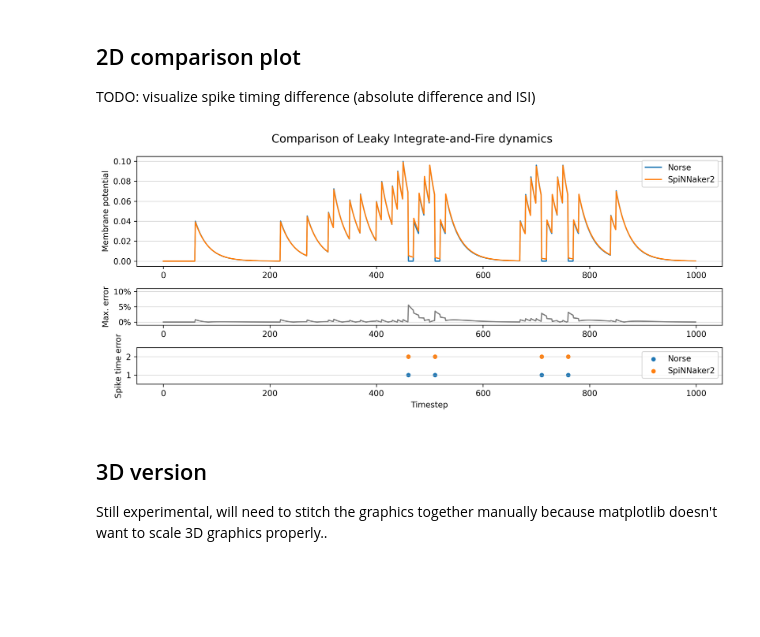
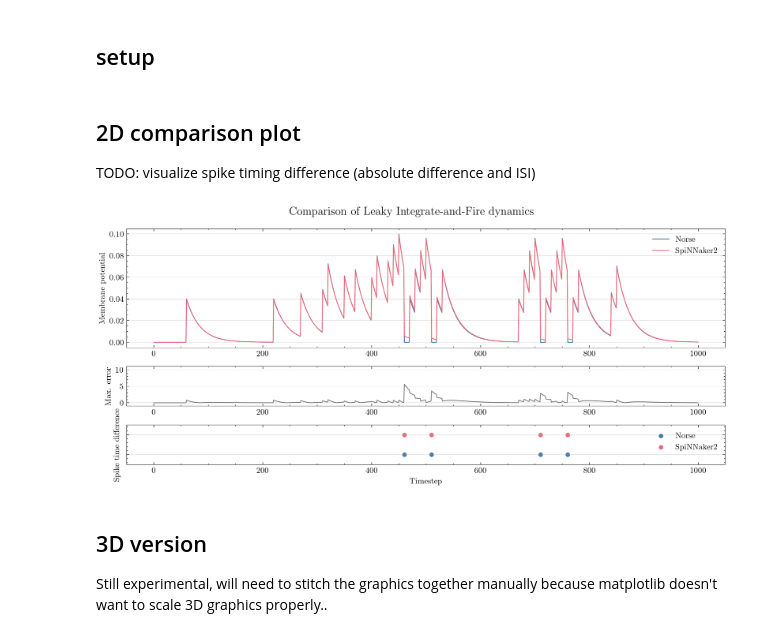
Before and after one commit to neuromorphs/NIR, a Jupyter notebook: paper/01_lif/lif_comparison.ipynb, the cells around one changed output. Drawn from its saved outputs; the diff is of its cells as text; code cells hidden in the pictures; blank space fills up the shorter version.

Commit message:
science plot style

```diff
--- a/paper/01_lif/lif_comparison.ipynb
+++ b/paper/01_lif/lif_comparison.ipynb
@@ -1,3 +5,5 @@
+# %% [markdown]
+## setup
 # %%
 import numpy as np
 import matplotlib as mpl
@@ -11,6 +17,11 @@ v_spin = d_spin[:, 1]
 
 st_norse = np.where(d_norse[:, 2] == 1)[0]
 st_spin = np.where(d_spin[:, 2] == 1)[0]
+# %%
+# plt.style.use("seaborn-v0_8-deep")
+# plt.style.use("seaborn-v0_8-paper")
+# plt.style.use("seaborn-v0_8-muted")
+plt.style.use(["science", "bright"])
 # %% [markdown]
 ## 2D comparison plot
 
@@ -26,35 +37,36 @@ ax1.plot(v_spin, label='SpiNNaker2')
 ax1.set_ylabel('Membrane potential')
 ax1.legend()
 ax1.grid(axis='y', alpha=0.5)
 
 ax2 = fig.add_subplot(spec[1], sharex=ax1)
 # TODO: make this the maximum difference between all traces
 ax2.plot(abs(v_norse - v_spin) / v_norse.max(), c='gray')
 ax2.set_ylabel('Max. error')
 ax2.set_ylim(0-1e-2, 0.1+1e-2)
 ax2.set_yticks([0, 0.05, 0.1])
 ax2.set_yticklabels(['0%', '5%', '10%'])
 ax2.grid(axis='y', alpha=0.5)
 
 # TODO: visualize spike timing difference
 # (e.g. area of mismatch on the bottom of the plot)
 ax3 = fig.add_subplot(spec[2], sharex=ax1)
-ax3.set_ylabel('Spike time error')
+ax3.set_ylabel('Spike time difference')
 ax3.scatter(st_norse, np.ones_like(st_norse), s=20, label='Norse')
 ax3.scatter(st_spin, np.ones_like(st_spin) * 2., s=20, label='SpiNNaker2')
 ax3.set_ylim(0.5, 2.5)
 ax3.set_yticks([])
 ax3.set_yticks([1, 2])
+ax3.set_yticklabels(['', ''])
 ax3.grid(axis='y', alpha=0.5)
 
 ax3.legend()
 
 ax3.set_xlabel('Timestep')
 
 plt.tight_layout()
 plt.show()
 # %% [output]
-[figure, old version]
+[figure, new version]
 # %% [markdown]
 ## 3D version
 
```
Also changed, not shown: parts of 3 cells of this notebook.
